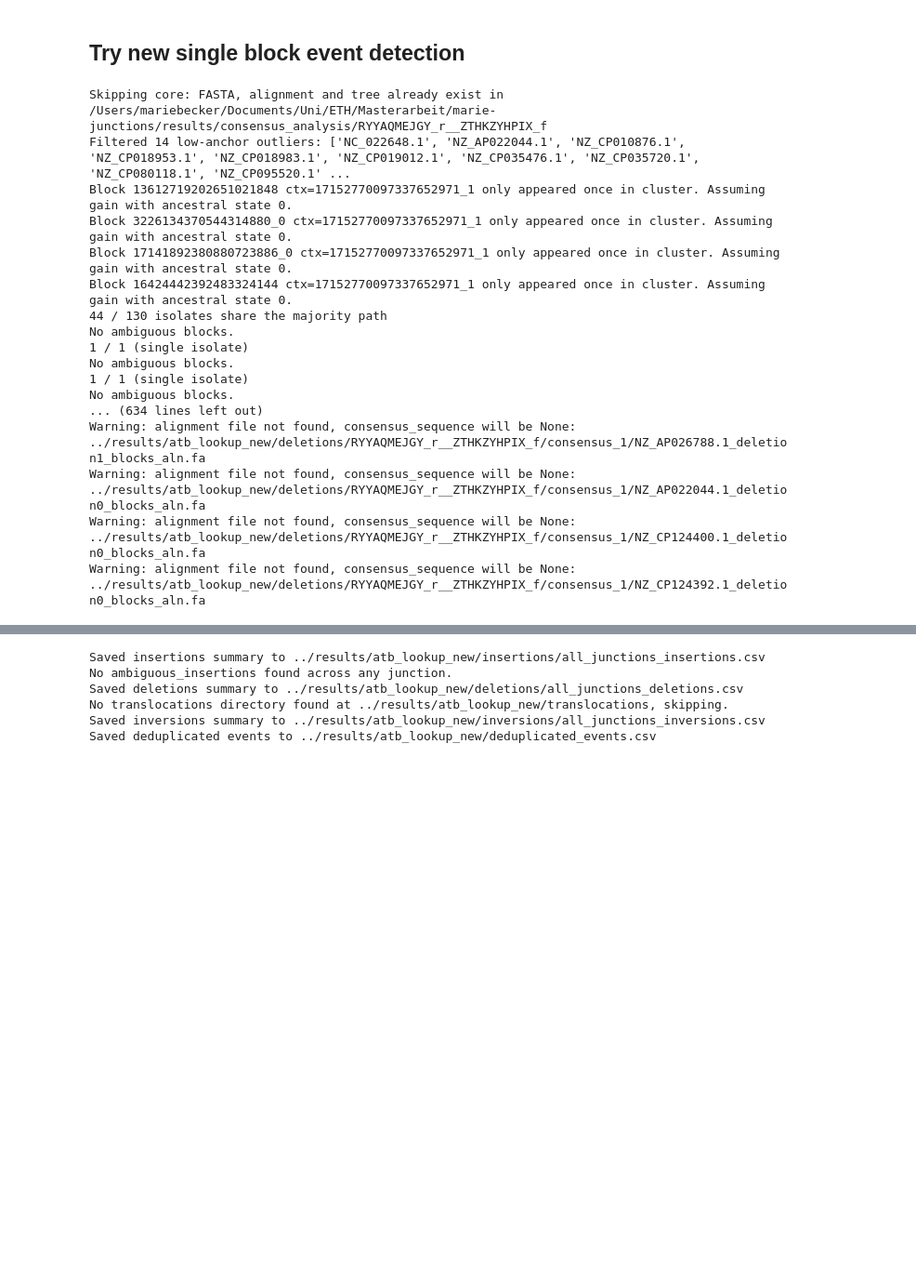
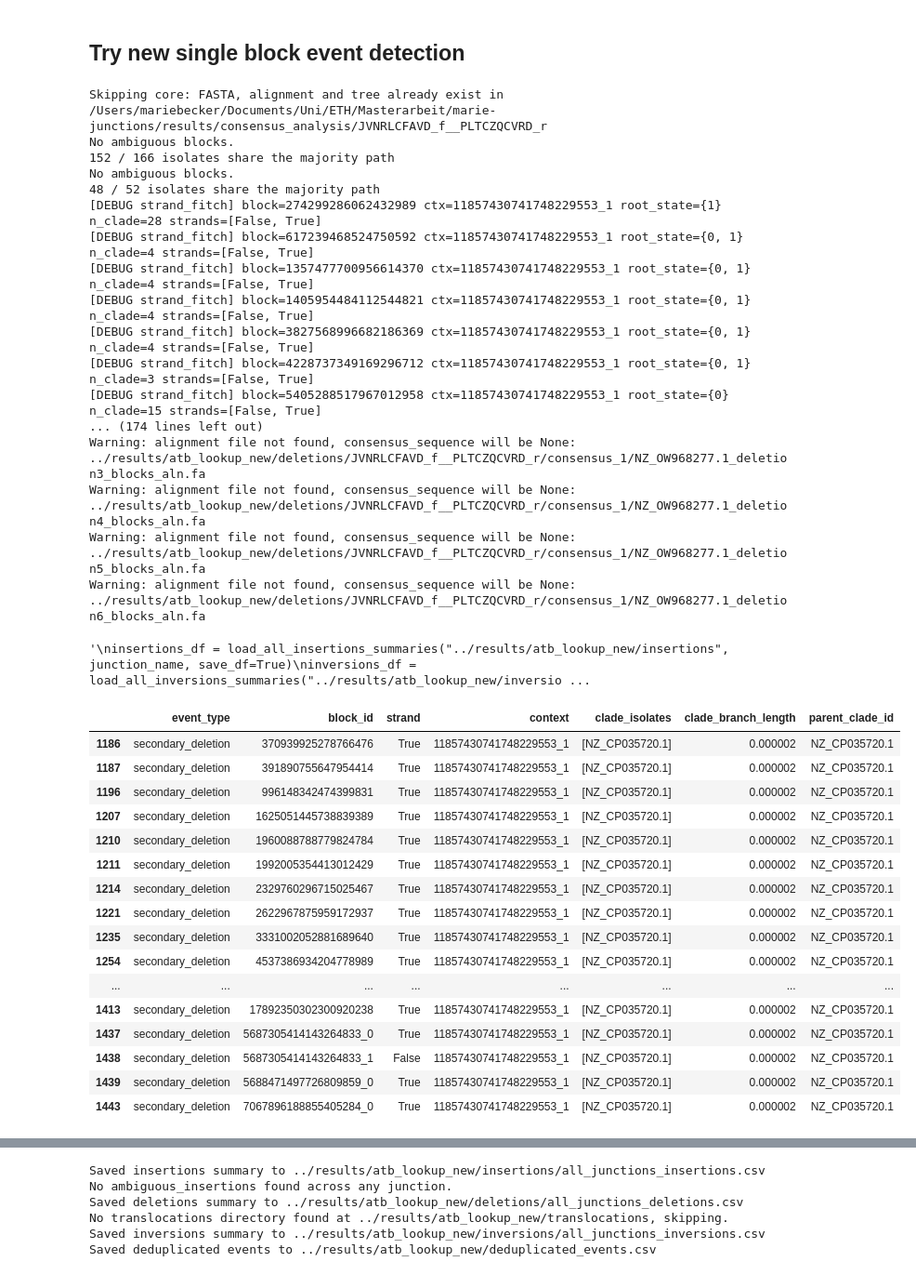
Before and after one commit to marie3003/junction_dataset, a Jupyter notebook: explore/playground_newalgorithm.ipynb, the cells around one changed output, grey strips where cells are left out. Shown at 93% size. Drawn from its saved outputs; the diff is of its cells as text; code cells hidden in the pictures; blank space fills up the shorter version.

Commit message:
current state saved

```diff
--- a/explore/playground_newalgorithm.ipynb
+++ b/explore/playground_newalgorithm.ipynb
@@ -39,8 +39,8 @@ jdf_all
 # %% [markdown]
 ## Try new single block event detection
 # %%
-#junction_name = "JVNRLCFAVD_f__PLTCZQCVRD_r"
-junction_name = "RYYAQMEJGY_r__ZTHKZYHPIX_f"
+junction_name = "JVNRLCFAVD_f__PLTCZQCVRD_r"
+#junction_name = "RYYAQMEJGY_r__ZTHKZYHPIX_f"
 pangraph = pp.Pangraph.from_json(f"../results/junction_pangraphs/{junction_name}.json")
 tree_path = "../config/polished_tree.nwk"
 
@@ -62,24 +62,47 @@ for i in range(1, len(consensus_paths_plotting) + 1):
     deletions_df = summarize_deletions_consensus(deletions, junction_name, pangraph, path_dict_annotated, assignment_df_plotting, consensus_id=i, parent_dir = "../results/atb_lookup_new/deletions", rerun_alignment=False, save_df=True)
     break
 
+"""
 insertions_df = load_all_insertions_summaries("../results/atb_lookup_new/insertions", junction_name, save_df=True)
 inversions_df = load_all_inversions_summaries("../results/atb_lookup_new/inversions", junction_name, save_df=True)
 deletions_df = load_all_deletions_summaries("../results/atb_lookup_new/deletions", junction_name, save_df=True)
+"""
 # %% [output]
-Skipping core: FASTA, alignment and tree already exist in /Users/mariebecker/Documents/Uni/ETH/Masterarbeit/marie-junctions/results/consensus_analysis/RYYAQMEJGY_r__ZTHKZYHPIX_f
-Filtered 14 low-anchor outliers: ['NC_022648.1', 'NZ_AP022044.1', 'NZ_CP010876.1', 'NZ_CP018953.1', 'NZ_CP018983.1', 'NZ_CP019012.1', 'NZ_CP035476.1', 'NZ_CP035720.1', 'NZ_CP080118.1', 'NZ_CP095520.1' ...
-Block 13612719202651021848 ctx=17152770097337652971_1 only appeared once in cluster. Assuming gain with ancestral state 0.
-Block 3226134370544314880_0 ctx=17152770097337652971_1 only appeared once in cluster. Assuming gain with ancestral state 0.
-Block 17141892380880723886_0 ctx=17152770097337652971_1 only appeared once in cluster. Assuming gain with ancestral state 0.
-Block 16424442392483324144 ctx=17152770097337652971_1 only appeared once in cluster. Assuming gain with ancestral state 0.
-44 / 130 isolates share the majority path
+Skipping core: FASTA, alignment and tree already exist in /Users/mariebecker/Documents/Uni/ETH/Masterarbeit/marie-junctions/results/consensus_analysis/JVNRLCFAVD_f__PLTCZQCVRD_r
 No ambiguous blocks.
-1 / 1 (single isolate)
+152 / 166 isolates share the majority path
 No ambiguous blocks.
-1 / 1 (single isolate)
-No ambiguous blocks.
-... (634 lines left out)
-Warning: alignment file not found, consensus_sequence will be None: ../results/atb_lookup_new/deletions/RYYAQMEJGY_r__ZTHKZYHPIX_f/consensus_1/NZ_AP026788.1_deletion1_blocks_aln.fa
-Warning: alignment file not found, consensus_sequence will be None: ../results/atb_lookup_new/deletions/RYYAQMEJGY_r__ZTHKZYHPIX_f/consensus_1/NZ_AP022044.1_deletion0_blocks_aln.fa
-Warning: alignment file not found, consensus_sequence will be None: ../results/atb_lookup_new/deletions/RYYAQMEJGY_r__ZTHKZYHPIX_f/consensus_1/NZ_CP124400.1_deletion0_blocks_aln.fa
-Warning: alignment file not found, consensus_sequence will be None: ../results/atb_lookup_new/deletions/RYYAQMEJGY_r__ZTHKZYHPIX_f/consensus_1/NZ_CP124392.1_deletion0_blocks_aln.fa
+48 / 52 isolates share the majority path
+[DEBUG strand_fitch] block=274299286062432989 ctx=11857430741748229553_1 root_state={1} n_clade=28 strands=[False, True]
+[DEBUG strand_fitch] block=617239468524750592 ctx=11857430741748229553_1 root_state={0, 1} n_clade=4 strands=[False, True]
+[DEBUG strand_fitch] block=1357477700956614370 ctx=11857430741748229553_1 root_state={0, 1} n_clade=4 strands=[False, True]
+[DEBUG strand_fitch] block=1405954484112544821 ctx=11857430741748229553_1 root_state={0, 1} n_clade=4 strands=[False, True]
+[DEBUG strand_fitch] block=3827568996682186369 ctx=11857430741748229553_1 root_state={0, 1} n_clade=4 strands=[False, True]
+[DEBUG strand_fitch] block=4228737349169296712 ctx=11857430741748229553_1 root_state={0, 1} n_clade=3 strands=[False, True]
+[DEBUG strand_fitch] block=5405288517967012958 ctx=11857430741748229553_1 root_state={0} n_clade=15 strands=[False, True]
+... (174 lines left out)
+Warning: alignment file not found, consensus_sequence will be None: ../results/atb_lookup_new/deletions/JVNRLCFAVD_f__PLTCZQCVRD_r/consensus_1/NZ_OW968277.1_deletion3_blocks_aln.fa
+Warning: alignment file not found, consensus_sequence will be None: ../results/atb_lookup_new/deletions/JVNRLCFAVD_f__PLTCZQCVRD_r/consensus_1/NZ_OW968277.1_deletion4_blocks_aln.fa
+Warning: alignment file not found, consensus_sequence will be None: ../results/atb_lookup_new/deletions/JVNRLCFAVD_f__PLTCZQCVRD_r/consensus_1/NZ_OW968277.1_deletion5_blocks_aln.fa
+Warning: alignment file not found, consensus_sequence will be None: ../results/atb_lookup_new/deletions/JVNRLCFAVD_f__PLTCZQCVRD_r/consensus_1/NZ_OW968277.1_deletion6_blocks_aln.fa
+'\ninsertions_df = load_all_insertions_summaries("../results/atb_lookup_new/insertions", junction_name, save_df=True)\ninversions_df = load_all_inversions_summaries("../results/atb_lookup_new/inversio ...
+# %%
+deduplicated_df[(deduplicated_df['event_type'] == "secondary_deletion") & (deduplicated_df['parent_clade_id'] == "NZ_CP035720.1")]
+# %% [output]
+|  | event_type | block_id | strand | context | clade_isolates | clade_branch_length | parent_clade_id |
+| 1186 | secondary_deletion | 370939925278766476 | True | 11857430741748229553_1 | [NZ_CP035720.1] | 0.000002 | NZ_CP035720.1 |
+| 1187 | secondary_deletion | 391890755647954414 | True | 11857430741748229553_1 | [NZ_CP035720.1] | 0.000002 | NZ_CP035720.1 |
+| 1196 | secondary_deletion | 996148342474399831 | True | 11857430741748229553_1 | [NZ_CP035720.1] | 0.000002 | NZ_CP035720.1 |
+| 1207 | secondary_deletion | 1625051445738839389 | True | 11857430741748229553_1 | [NZ_CP035720.1] | 0.000002 | NZ_CP035720.1 |
+| 1210 | secondary_deletion | 1960088788779824784 | True | 11857430741748229553_1 | [NZ_CP035720.1] | 0.000002 | NZ_CP035720.1 |
+| 1211 | secondary_deletion | 1992005354413012429 | True | 11857430741748229553_1 | [NZ_CP035720.1] | 0.000002 | NZ_CP035720.1 |
+| 1214 | secondary_deletion | 2329760296715025467 | True | 11857430741748229553_1 | [NZ_CP035720.1] | 0.000002 | NZ_CP035720.1 |
+| 1221 | secondary_deletion | 2622967875959172937 | True | 11857430741748229553_1 | [NZ_CP035720.1] | 0.000002 | NZ_CP035720.1 |
+| 1235 | secondary_deletion | 3331002052881689640 | True | 11857430741748229553_1 | [NZ_CP035720.1] | 0.000002 | NZ_CP035720.1 |
+| 1254 | secondary_deletion | 4537386934204778989 | True | 11857430741748229553_1 | [NZ_CP035720.1] | 0.000002 | NZ_CP035720.1 |
+| ... | ... | ... | ... | ... | ... | ... | ... |
+| 1413 | secondary_deletion | 17892350302300920238 | True | 11857430741748229553_1 | [NZ_CP035720.1] | 0.000002 | NZ_CP035720.1 |
+| 1437 | secondary_deletion | 5687305414143264833_0 | True | 11857430741748229553_1 | [NZ_CP035720.1] | 0.000002 | NZ_CP035720.1 |
+| 1438 | secondary_deletion | 5687305414143264833_1 | False | 11857430741748229553_1 | [NZ_CP035720.1] | 0.000002 | NZ_CP035720.1 |
+| 1439 | secondary_deletion | 5688471497726809859_0 | True | 11857430741748229553_1 | [NZ_CP035720.1] | 0.000002 | NZ_CP035720.1 |
+| 1443 | secondary_deletion | 7067896188855405284_0 | True | 11857430741748229553_1 | [NZ_CP035720.1] | 0.000002 | NZ_CP035720.1 |
```
Also changed, not shown: parts of 12 cells of this notebook, 3 other files.
